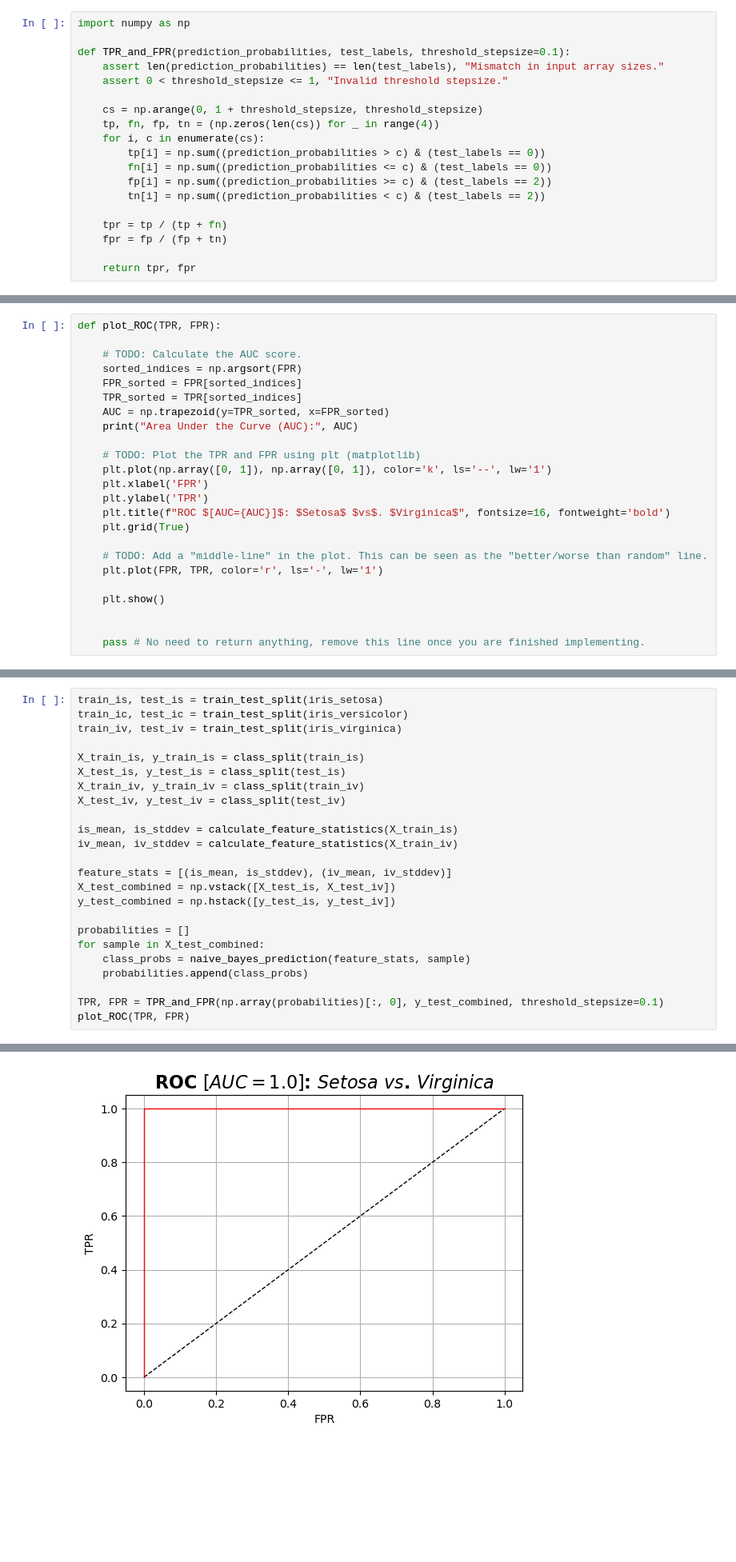
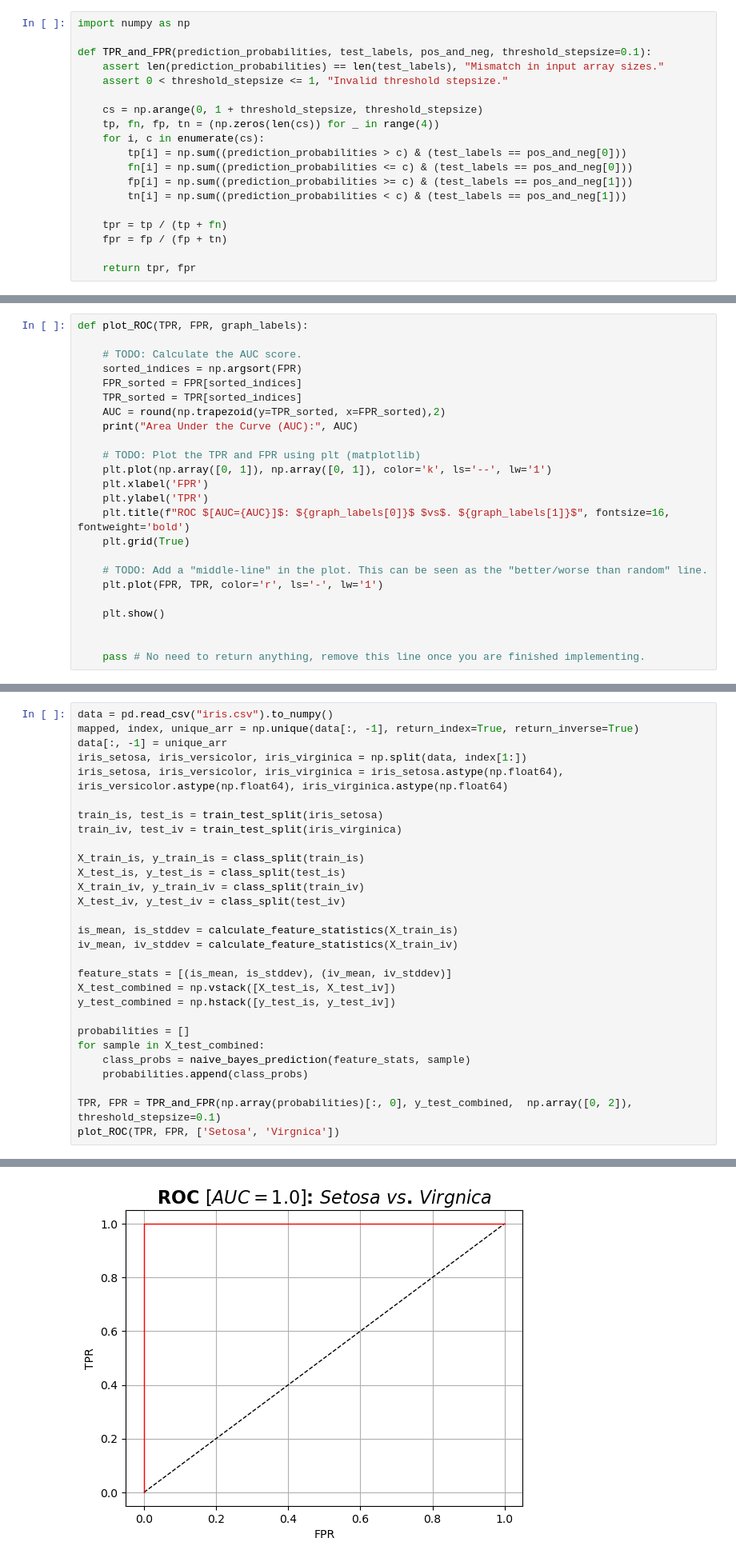
Before and after one commit to mosmar99/Naive-Bayes, a Jupyter notebook: ML-Assignment 1 - MO.ipynb, the cells around one changed output, grey strips where cells are left out. Shown: that part at 80% size. Cells and saved outputs as stored; diff of their text form; blank space fills up the shorter version.

```diff
--- a/ML-Assignment 1 - MO.ipynb
+++ b/ML-Assignment 1 - MO.ipynb
@@ -349,17 +342,17 @@ Numpy linspace (no endpoint): [0.  0.1 0.2 0.3 0.4 0.5 0.6 0.7 0.8 0.9]
 # %%
 import numpy as np
 
-def TPR_and_FPR(prediction_probabilities, test_labels, threshold_stepsize=0.1):
+def TPR_and_FPR(prediction_probabilities, test_labels, pos_and_neg, threshold_stepsize=0.1):
     assert len(prediction_probabilities) == len(test_labels), "Mismatch in input array sizes."
     assert 0 < threshold_stepsize <= 1, "Invalid threshold stepsize."
 
     cs = np.arange(0, 1 + threshold_stepsize, threshold_stepsize)
     tp, fn, fp, tn = (np.zeros(len(cs)) for _ in range(4))
     for i, c in enumerate(cs):
-        tp[i] = np.sum((prediction_probabilities > c) & (test_labels == 0))
-        fn[i] = np.sum((prediction_probabilities <= c) & (test_labels == 0))
-        fp[i] = np.sum((prediction_probabilities >= c) & (test_labels == 2))
-        tn[i] = np.sum((prediction_probabilities < c) & (test_labels == 2))
+        tp[i] = np.sum((prediction_probabilities > c) & (test_labels == pos_and_neg[0]))
+        fn[i] = np.sum((prediction_probabilities <= c) & (test_labels == pos_and_neg[0]))
+        fp[i] = np.sum((prediction_probabilities >= c) & (test_labels == pos_and_neg[1]))
+        tn[i] = np.sum((prediction_probabilities < c) & (test_labels == pos_and_neg[1]))
 
     tpr = tp / (tp + fn)
     fpr = fp / (fp + tn)
@@ -374,20 +367,20 @@ How does the values change if you change the classes you compare?
 
 To better see what is going on, we can plot the TPR and FPR. We can also calculate the Area Under the ROC Curve (AUC or AUROC) at the same time.
 # %%
-def plot_ROC(TPR, FPR):
+def plot_ROC(TPR, FPR, graph_labels):
 
     # TODO: Calculate the AUC score.
     sorted_indices = np.argsort(FPR)
     FPR_sorted = FPR[sorted_indices]
     TPR_sorted = TPR[sorted_indices]
-    AUC = np.trapezoid(y=TPR_sorted, x=FPR_sorted)
+    AUC = round(np.trapezoid(y=TPR_sorted, x=FPR_sorted),2)
     print("Area Under the Curve (AUC):", AUC)
 
     # TODO: Plot the TPR and FPR using plt (matplotlib)
     plt.plot(np.array([0, 1]), np.array([0, 1]), color='k', ls='--', lw='1')
     plt.xlabel('FPR')
     plt.ylabel('TPR')
-    plt.title(f"ROC $[AUC={AUC}]$: $Setosa$ $vs$. $Virginica$", fontsize=16, fontweight='bold')
+    plt.title(f"ROC $[AUC={AUC}]$: ${graph_labels[0]}$ $vs$. ${graph_labels[1]}$", fontsize=16, fontweight='bold')
     plt.grid(True)
 
     # TODO: Add a "middle-line" in the plot. This can be seen as the "better/worse than random" line.
@@ -400,32 +393,37 @@ def plot_ROC(TPR, FPR):
 # %%
 # TODO: Test the plotting function on the TPR and FPR you just calculated.
 # %%
+data = pd.read_csv("iris.csv").to_numpy()
+mapped, index, unique_arr = np.unique(data[:, -1], return_index=True, return_inverse=True)
+data[:, -1] = unique_arr
+iris_setosa, iris_versicolor, iris_virginica = np.split(data, index[1:])
+iris_setosa, iris_versicolor, iris_virginica = iris_setosa.astype(np.float64), iris_versicolor.astype(np.float64), iris_virginica.astype(np.float64)
+
 train_is, test_is = train_test_split(iris_setosa)
-train_ic, test_ic = train_test_split(iris_versicolor)
 train_iv, test_iv = train_test_split(iris_virginica)
 
 X_train_is, y_train_is = class_split(train_is)
 X_test_is, y_test_is = class_split(test_is)
 X_train_iv, y_train_iv = class_split(train_iv)
 X_test_iv, y_test_iv = class_split(test_iv)
 
 is_mean, is_stddev = calculate_feature_statistics(X_train_is)
 iv_mean, iv_stddev = calculate_feature_statistics(X_train_iv)
 
 feature_stats = [(is_mean, is_stddev), (iv_mean, iv_stddev)]
 X_test_combined = np.vstack([X_test_is, X_test_iv])
 y_test_combined = np.hstack([y_test_is, y_test_iv])
 
 probabilities = []
 for sample in X_test_combined:
     class_probs = naive_bayes_prediction(feature_stats, sample)
     probabilities.append(class_probs)
 
-TPR, FPR = TPR_and_FPR(np.array(probabilities)[:, 0], y_test_combined, threshold_stepsize=0.1)
-plot_ROC(TPR, FPR)
+TPR, FPR = TPR_and_FPR(np.array(probabilities)[:, 0], y_test_combined,  np.array([0, 2]), threshold_stepsize=0.1)
+plot_ROC(TPR, FPR, ['Setosa', 'Virgnica'])
 # %% [output]
 Area Under the Curve (AUC): 1.0
-[figure, old version]
+[figure, new version]
 # %% [markdown]
 ## Cross-validation
 
```
Also changed, not shown: parts of 8 cells of this notebook.
